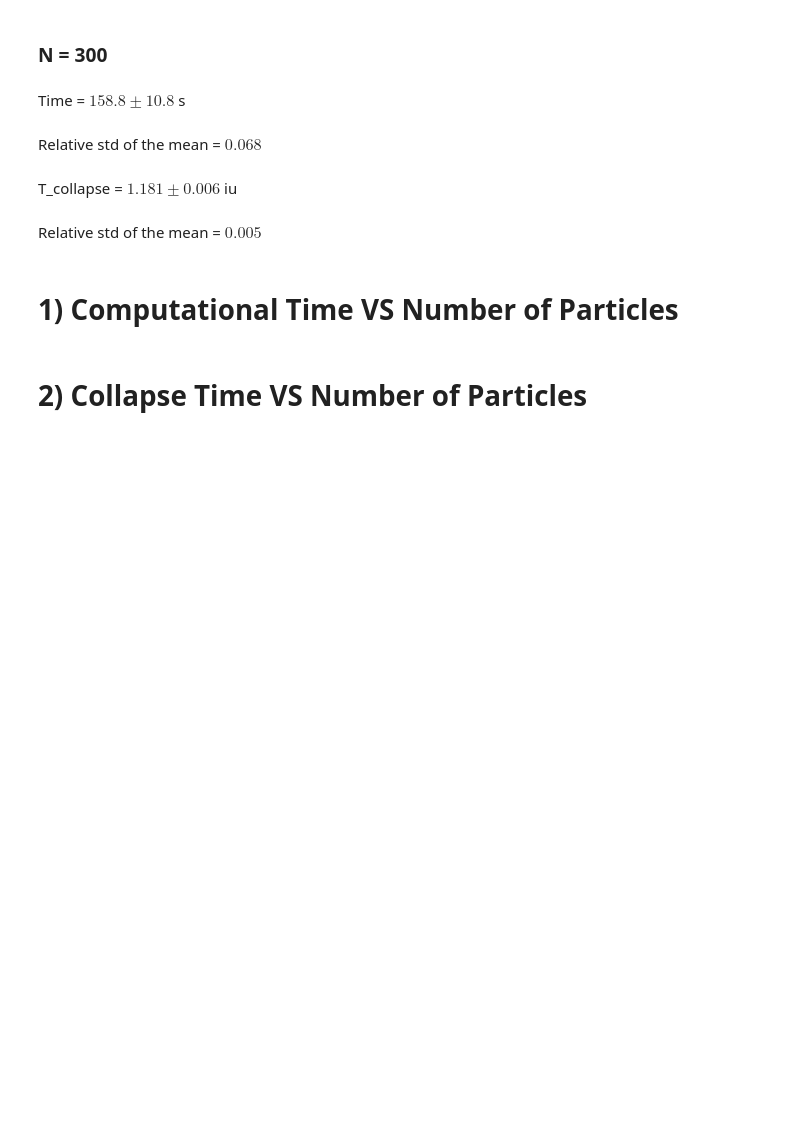
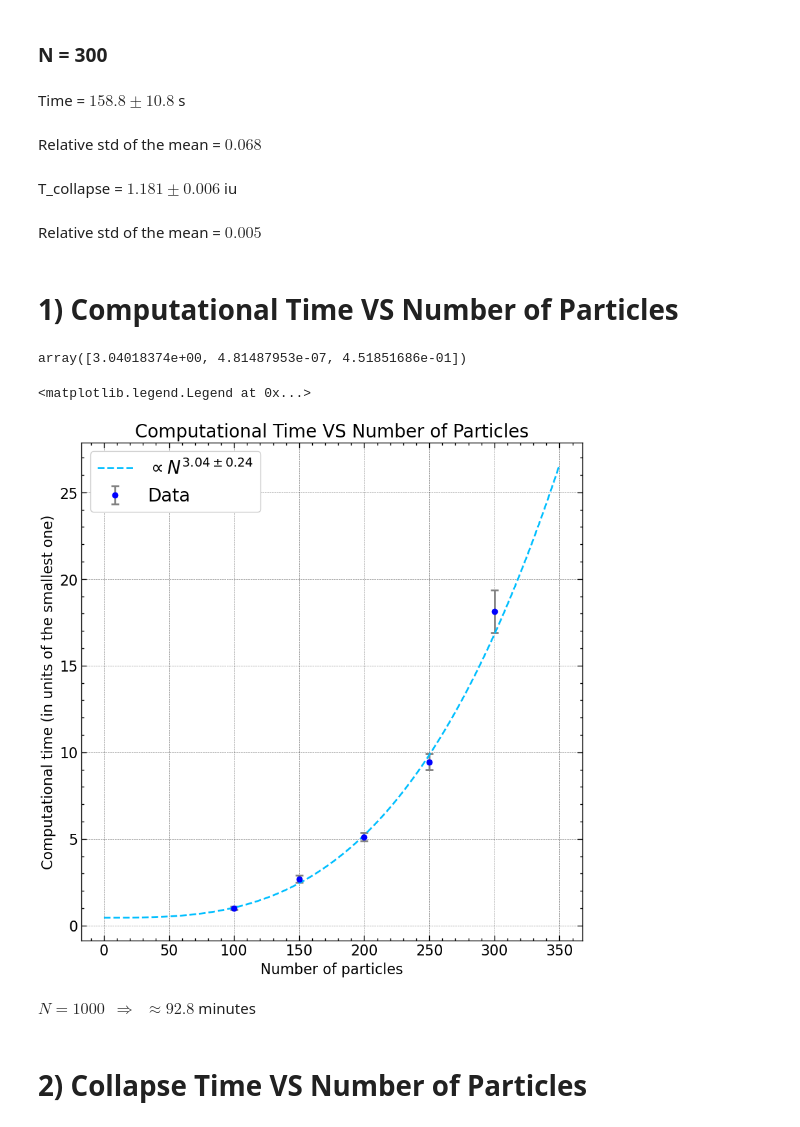
Before and after one commit to M-Bianchi/Dynamics_of_Stellar_Systems, a Jupyter notebook: nbody_sh1/sphere_complexity.ipynb, the cells around one changed output. Saved outputs shown, nothing was run; the diff lists cells and outputs as text; code cells hidden in the pictures; blank space fills up the shorter version.

```diff
--- a/nbody_sh1/sphere_complexity.ipynb
+++ b/nbody_sh1/sphere_complexity.ipynb
@@ -106,9 +107,31 @@ Relative std of the mean = $0.005$
 # %% [markdown]
 # 1) Computational Time VS Number of Particles
 # %%
-time_array = np.array([time_100, time_150, time_200, time_250, time_300]).T
+Ns = np.array([100, 150, 200, 250, 300])
+times = np.array([time_100, time_150, time_200, time_250, time_300]).T/time_100[0]
-# %%
-def Powerlaw(x, alpha, C):
-    return x**alpha + C
+# %%
+def Powerlaw(x, alpha, C1, C2):
+    return C1*x**alpha + C2
+
+popt, pcov = curve_fit(Powerlaw, Ns, times[0], sigma=times[1], p0=(4., 1., 0.), absolute_sigma=True)
+popt
+# %% [output]
+array([3.04018374e+00, 4.81487953e-07, 4.51851686e-01])
+# %%
+x_dense = np.linspace(0, 350, 1000)
+
+plt.errorbar(Ns, times[0], times[1], fmt='o', color='blue', ecolor='grey', capsize=4, capthick=2, label='Data')
+plt.plot(x_dense, Powerlaw(x_dense, popt[0], popt[1], popt[2]), ls='--', color='deepskyblue', label=f'$\propto N^{{{popt[0]:.2f} \pm {np.sqrt(pcov[0,0]):.2f}}}$')
+plt.title('Computational Time VS Number of Particles', fontsize=20)
+plt.xlabel('Number of particles')
+plt.ylabel('Computational time (in units of the smallest one)')
+plt.legend(fontsize=20)
+# %% [output]
+<matplotlib.legend.Legend at 0x...>
+[figure, added]
+# %%
+display(Latex(f'$N = 1000 \:\: \Rightarrow \:\: \\approx {Powerlaw(1000, popt[0], popt[1], popt[2])*time_100[0]/60:.1f}$ minutes'))
+# %% [output]
+$N = 1000 \:\: \Rightarrow \:\: \approx 92.8$ minutes
 # %% [markdown]
 # 2) Collapse Time VS Number of Particles
```
Also changed, not shown: parts of 3 cells of this notebook.
